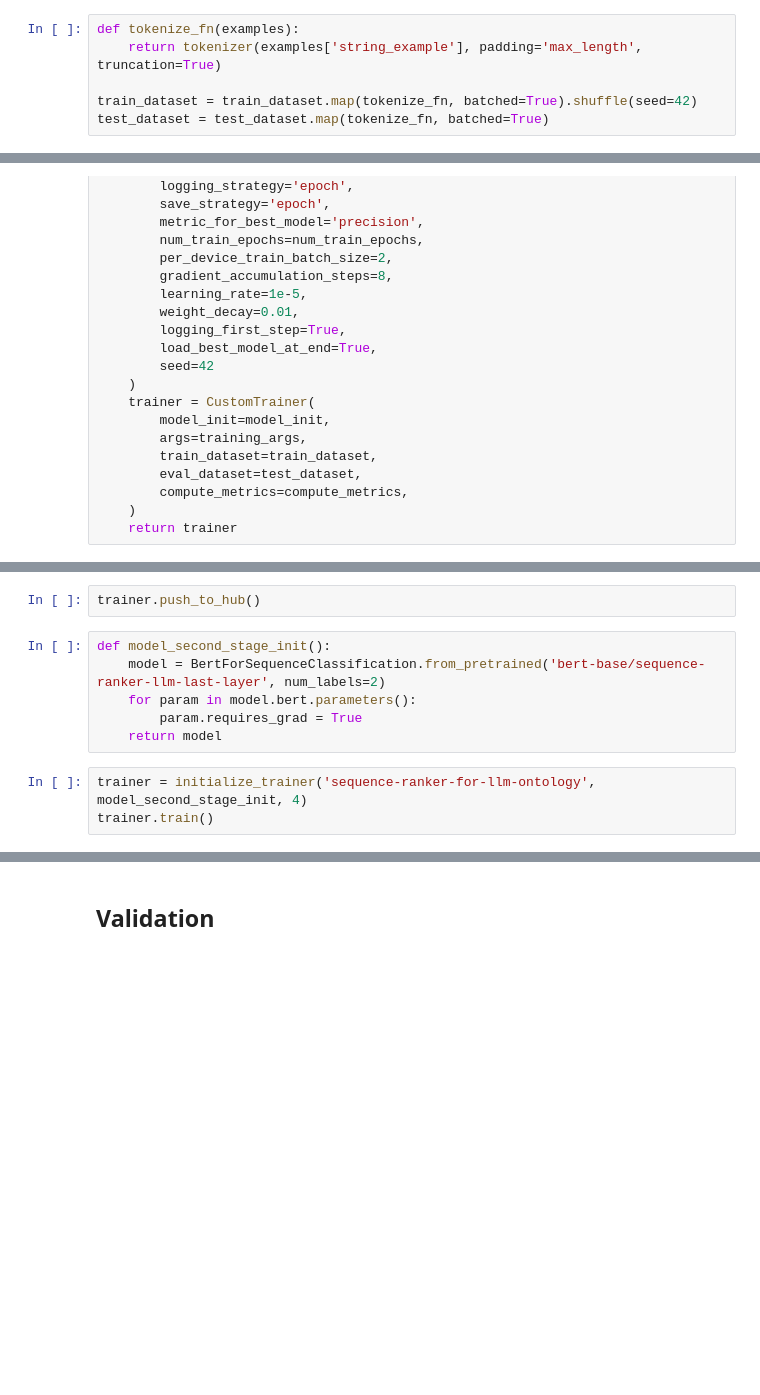
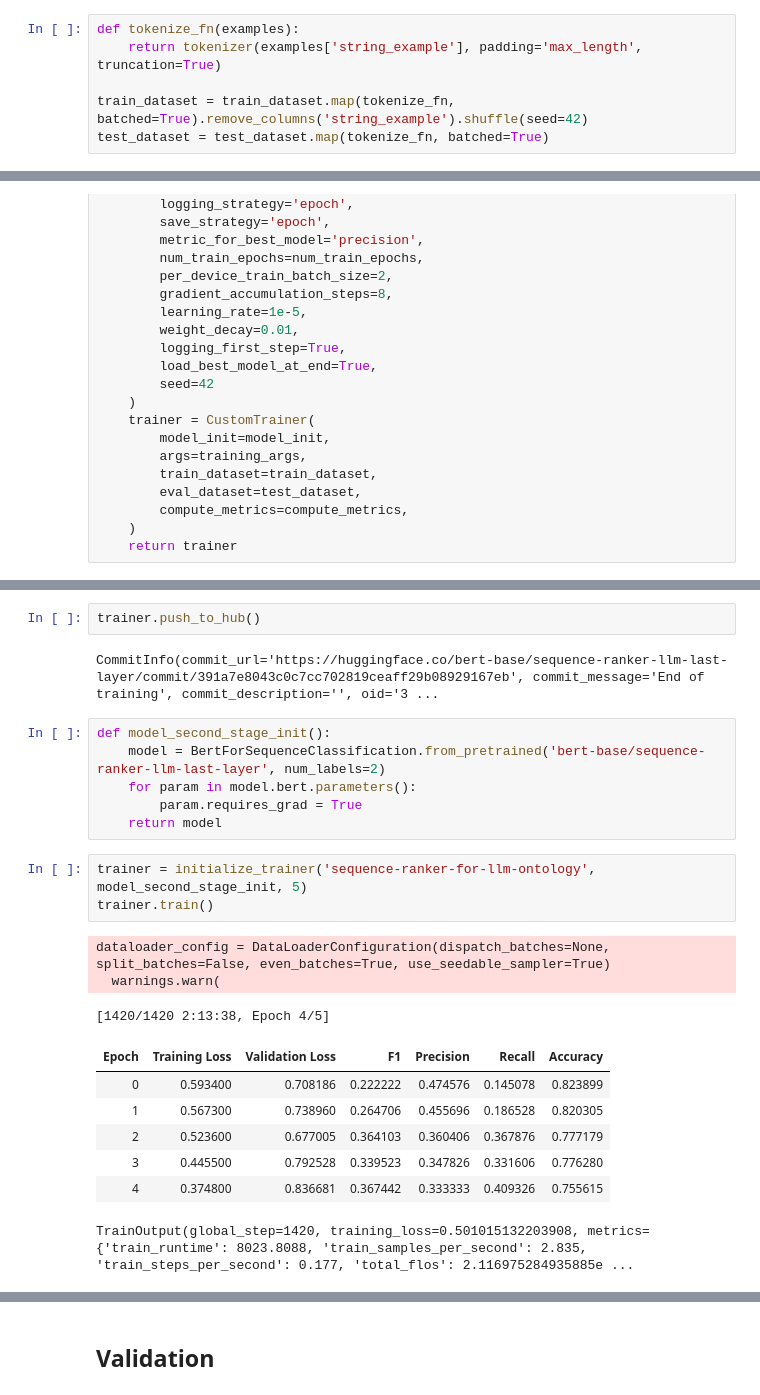
Before and after one commit to PhilBurub/Enhancing-LLMs-with-Ontologies, a Jupyter notebook: sequence_ranking/LLM_Experiments.ipynb, the cells around one changed output, grey strips where cells are left out. Cells and saved outputs as stored; diff of their text form; blank space fills up the shorter version.

```diff
--- a/sequence_ranking/LLM_Experiments.ipynb
+++ b/sequence_ranking/LLM_Experiments.ipynb
@@ -339,7 +304,7 @@ Please note that authentication is recommended but still optional to access publ
 def tokenize_fn(examples):
     return tokenizer(examples['string_example'], padding='max_length', truncation=True)
 
-train_dataset = train_dataset.map(tokenize_fn, batched=True).shuffle(seed=42)
+train_dataset = train_dataset.map(tokenize_fn, batched=True).remove_columns('string_example').shuffle(seed=42)
 test_dataset = test_dataset.map(tokenize_fn, batched=True)
 # %%
 metric = evaluate.combine(['f1', 'precision', 'recall', 'accuracy'])
@@ -396,5 +374,7 @@ trainer.train()
 # %%
 trainer.push_to_hub()
+# %% [output]
+CommitInfo(commit_url='https://huggingface.co/bert-base/sequence-ranker-llm-last-layer/commit/391a7e8043c0c7cc702819ceaff29b08929167eb', commit_message='End of training', commit_description='', oid='3 ...
 # %%
 def model_second_stage_init():
     model = BertForSequenceClassification.from_pretrained('bert-base/sequence-ranker-llm-last-layer', num_labels=2)
@@ -402,5 +382,16 @@ def model_second_stage_init():
         param.requires_grad = True
     return model
 # %%
-trainer = initialize_trainer('sequence-ranker-for-llm-ontology', model_second_stage_init, 4)
+trainer = initialize_trainer('sequence-ranker-for-llm-ontology', model_second_stage_init, 5)
 trainer.train()
+# %% [output]
+dataloader_config = DataLoaderConfiguration(dispatch_batches=None, split_batches=False, even_batches=True, use_seedable_sampler=True)
+  warnings.warn(
+[1420/1420 2:13:38, Epoch 4/5]
+| Epoch | Training Loss | Validation Loss | F1 | Precision | Recall | Accuracy |
+| 0 | 0.593400 | 0.708186 | 0.222222 | 0.474576 | 0.145078 | 0.823899 |
+| 1 | 0.567300 | 0.738960 | 0.264706 | 0.455696 | 0.186528 | 0.820305 |
+| 2 | 0.523600 | 0.677005 | 0.364103 | 0.360406 | 0.367876 | 0.777179 |
+| 3 | 0.445500 | 0.792528 | 0.339523 | 0.347826 | 0.331606 | 0.776280 |
+| 4 | 0.374800 | 0.836681 | 0.367442 | 0.333333 | 0.409326 | 0.755615 |
+TrainOutput(global_step=1420, training_loss=0.501015132203908, metrics={'train_runtime': 8023.8088, 'train_samples_per_second': 2.835, 'train_steps_per_second': 0.177, 'total_flos': 2.116975284935885e ...
```
Also changed, not shown: parts of 6 cells of this notebook.
